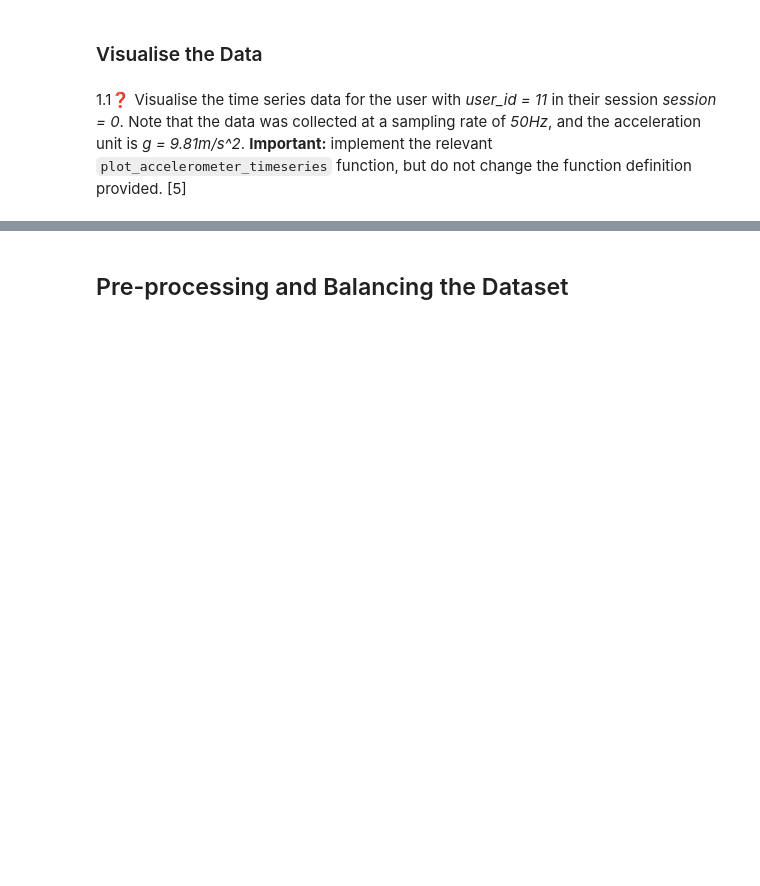
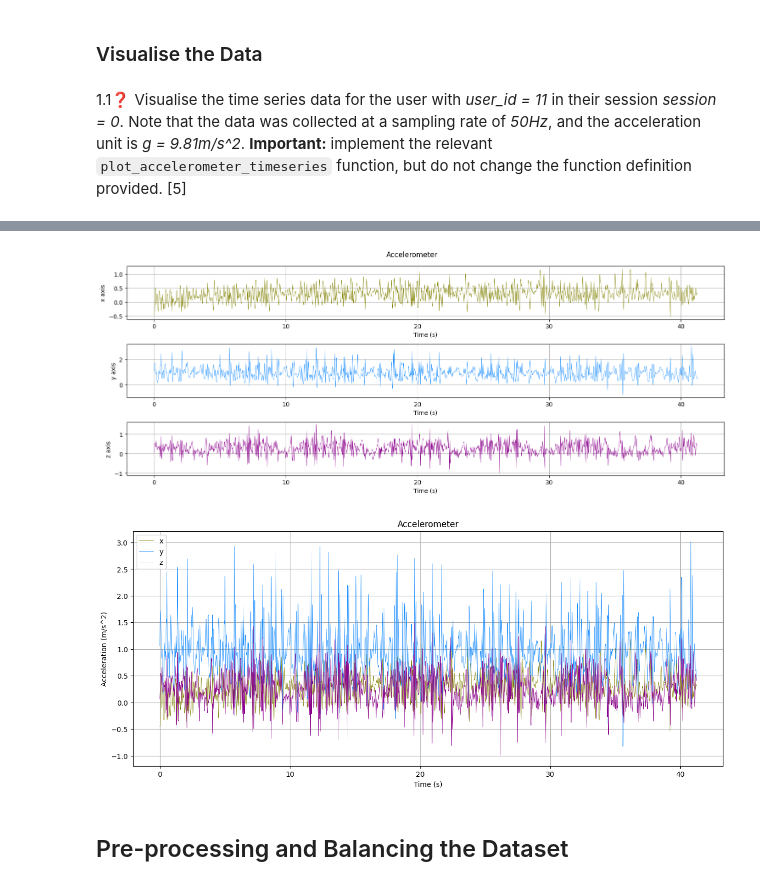
Before and after one commit to LauraWenderoth/L349, a Jupyter notebook: Copy_of_MH_Assignment_2_2023_24.ipynb, the cells around one changed output, grey strips where cells are left out. Drawn from its saved outputs; the diff is of its cells as text; code cells hidden in the pictures; blank space fills up the shorter version.

```diff
--- a/Copy_of_MH_Assignment_2_2023_24.ipynb
+++ b/Copy_of_MH_Assignment_2_2023_24.ipynb
@@ -194,3 +197,46 @@ SyntaxError: incomplete input (<ipython-input-6-1288034de65f>, line 2)
+# %%
+def plot_accelerometer_timeseries(timeseries, title = "", figsize = (15, 6), xlim = None):
+    # X (horizontal), Y (vertical), and Z (depth)
+    data = timeseries
+    linewidth = 0.5
+    colors = ['olive','dodgerblue','darkmagenta']
+    labels = ['x','y','z']
+    time = np.arange(len(data)) / 50
+
+    plt.figure(figsize=figsize)
+    for i in range(3):
+        plt.subplot(3, 1, i+1)
+        plt.plot(time, data[:, i], color=colors[i],linewidth=linewidth)
+        #plt.title(f'acl {labels[i]}')
+        plt.xlabel('Time (s)')
+        plt.ylabel(f'{labels[i]} axis')
+        plt.grid(True)
+        if xlim is not None:
+            plt.xlim(xlim)
+    plt.suptitle(title)
+    plt.tight_layout()
+    plt.show()
+
+    plt.figure(figsize=figsize)
+    for i in range(3):
+        plt.plot(time, data[:, i], color=colors[i],label=labels[i],linewidth=linewidth)
+
+    plt.title(title)
+    plt.xlabel('Time (s)')
+    plt.ylabel('Acceleration (m/s^2)')
+    plt.legend()
+    plt.grid(True)
+
+plt.show()
+
+
+user_id = 11
+session = 0
+(data,labels) = user_split_datasets[user_id][session] # 2062 data points times 3 dims x,y,z (data,labels)
+plot_accelerometer_timeseries(data,title='Accelerometer')
+# %% [output]
+[figure, added]
+[figure, added]
 # %% [markdown]
 ## Pre-processing and Balancing the Dataset
 # %% [markdown]
```
Also changed, not shown: parts of 55 cells of this notebook.
